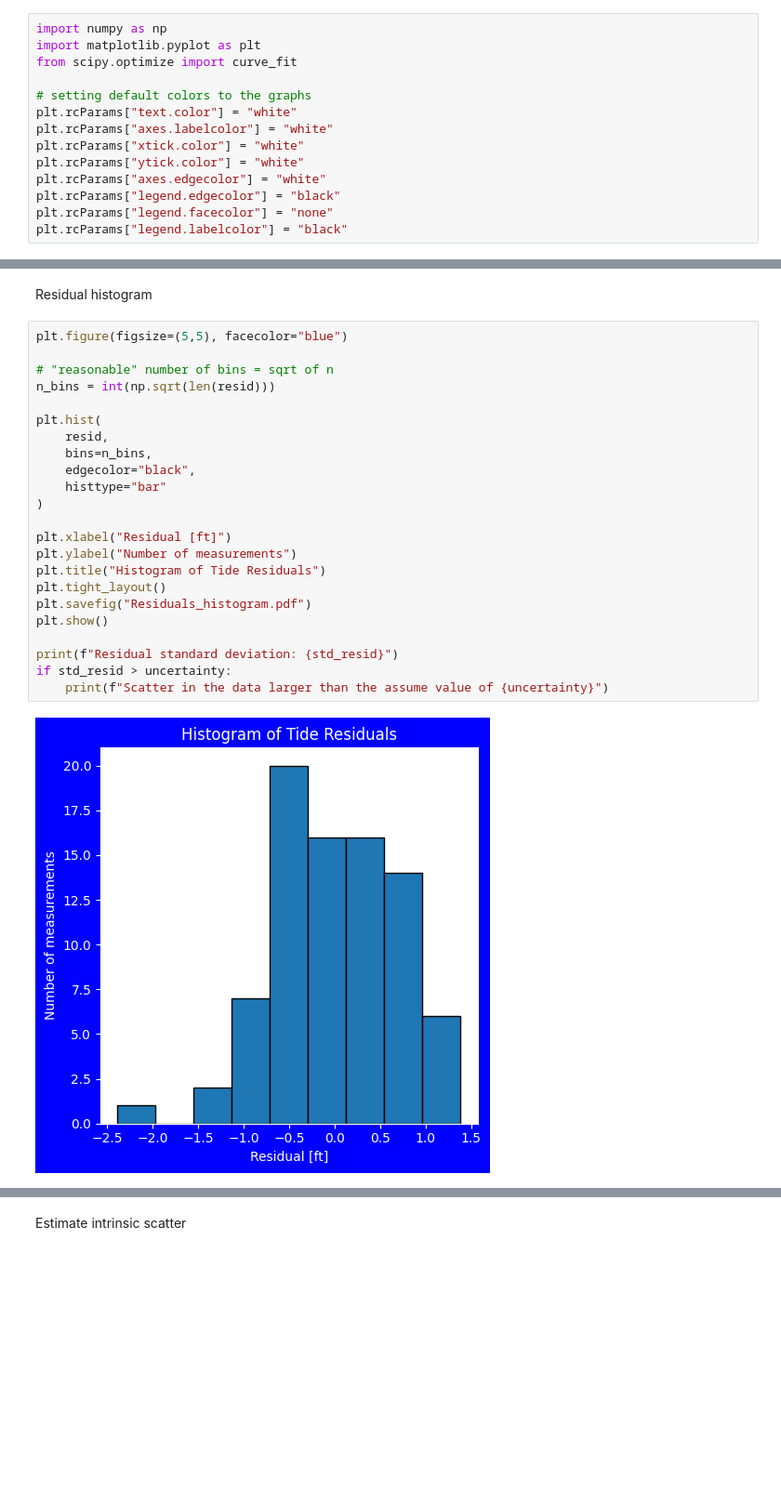
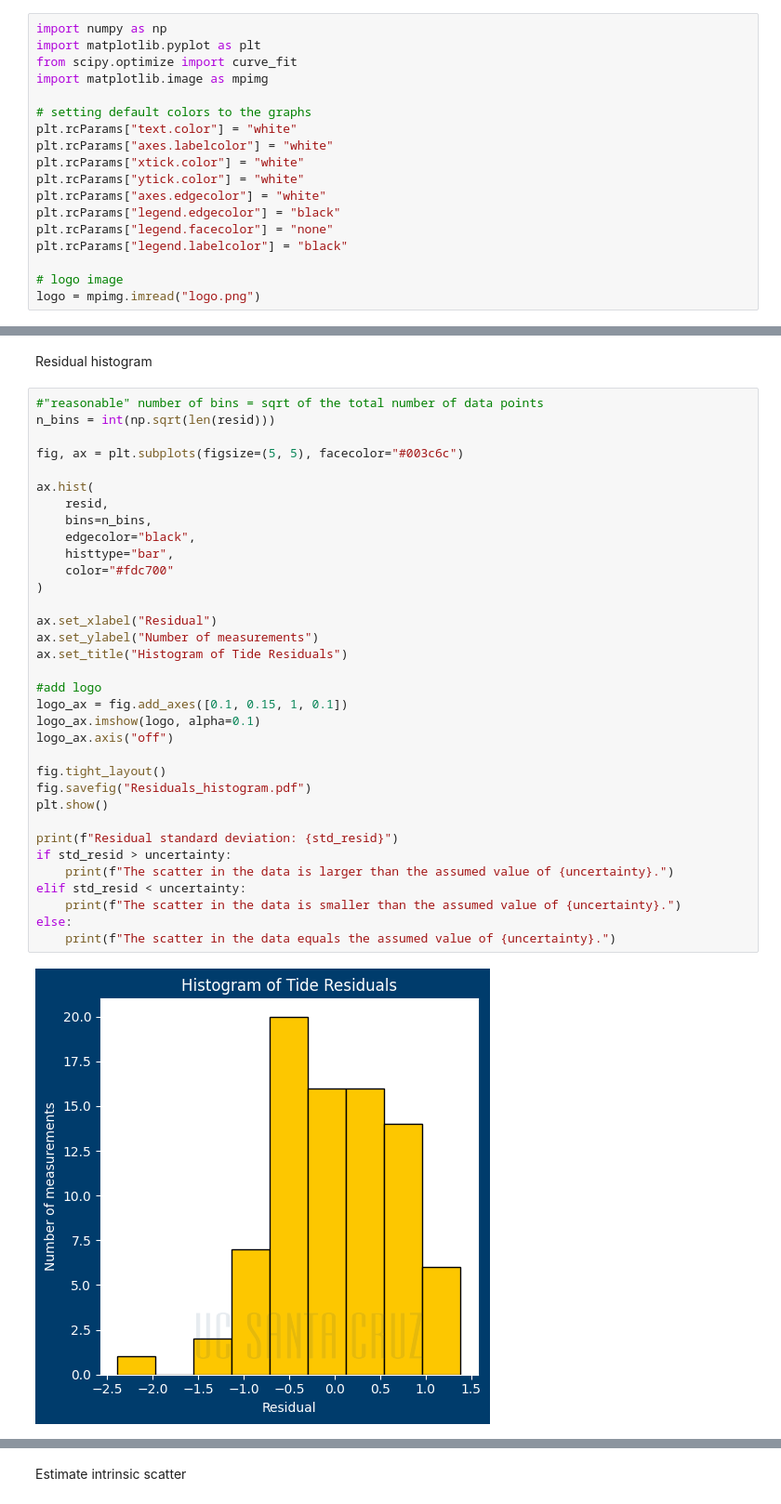
Before and after one commit to PrIceZeng-816/ASTR_19_Project, a Jupyter notebook: group-project-func.ipynb, the cells around one changed output, grey strips where cells are left out. Shown at 93% size. Saved outputs shown, nothing was run; the diff lists cells and outputs as text; blank space fills up the shorter version.

```diff
--- a/group-project-func.ipynb
+++ b/group-project-func.ipynb
@@ -8,6 +16,7 @@ Importing packages
 import numpy as np
 import matplotlib.pyplot as plt
 from scipy.optimize import curve_fit
+import matplotlib.image as mpimg
 
 # setting default colors to the graphs
 plt.rcParams["text.color"] = "white"
@@ -18,6 +27,9 @@ plt.rcParams["axes.edgecolor"] = "white"
 plt.rcParams["legend.edgecolor"] = "black"
 plt.rcParams["legend.facecolor"] = "none"
 plt.rcParams["legend.labelcolor"] = "black"
+
+# logo image
+logo = mpimg.imread("logo.png")
 # %% [markdown]
 Turn the raw data into usable array,
 # %%
@@ -145,28 +175,39 @@ plt.show()
 # %% [markdown]
 Residual histogram
 # %%
-plt.figure(figsize=(5,5), facecolor="blue")
-
-# "reasonable" number of bins = sqrt of n
+#"reasonable" number of bins = sqrt of the total number of data points
 n_bins = int(np.sqrt(len(resid)))
 
-plt.hist(
+fig, ax = plt.subplots(figsize=(5, 5), facecolor="#003c6c")
+
+ax.hist(
     resid,
     bins=n_bins,
     edgecolor="black",
-    histtype="bar"
+    histtype="bar",
+    color="#fdc700"
 )
 
-plt.xlabel("Residual [ft]")
-plt.ylabel("Number of measurements")
-plt.title("Histogram of Tide Residuals")
-plt.tight_layout()
-plt.savefig("Residuals_histogram.pdf")
+ax.set_xlabel("Residual")
+ax.set_ylabel("Number of measurements")
+ax.set_title("Histogram of Tide Residuals")
+
+#add logo
+logo_ax = fig.add_axes([0.1, 0.15, 1, 0.1])
+logo_ax.imshow(logo, alpha=0.1)
+logo_ax.axis("off")
+
+fig.tight_layout()
+fig.savefig("Residuals_histogram.pdf")
 plt.show()
 
 print(f"Residual standard deviation: {std_resid}")
 if std_resid > uncertainty:
-    print(f"Scatter in the data larger than the assume value of {uncertainty}")
+    print(f"The scatter in the data is larger than the assumed value of {uncertainty}.")
+elif std_resid < uncertainty:
+    print(f"The scatter in the data is smaller than the assumed value of {uncertainty}.")
+else:
+    print(f"The scatter in the data equals the assumed value of {uncertainty}.")
 # %% [output]
-[figure, old version]
+[figure, new version]
 Residual standard deviation: 0.6775969614030066
```
Also changed, not shown: parts of 16 cells of this notebook, 3 other files.
